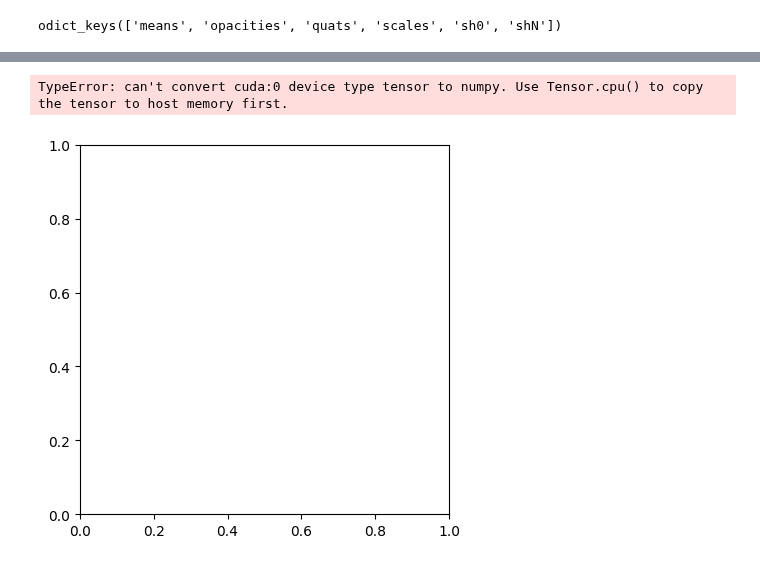
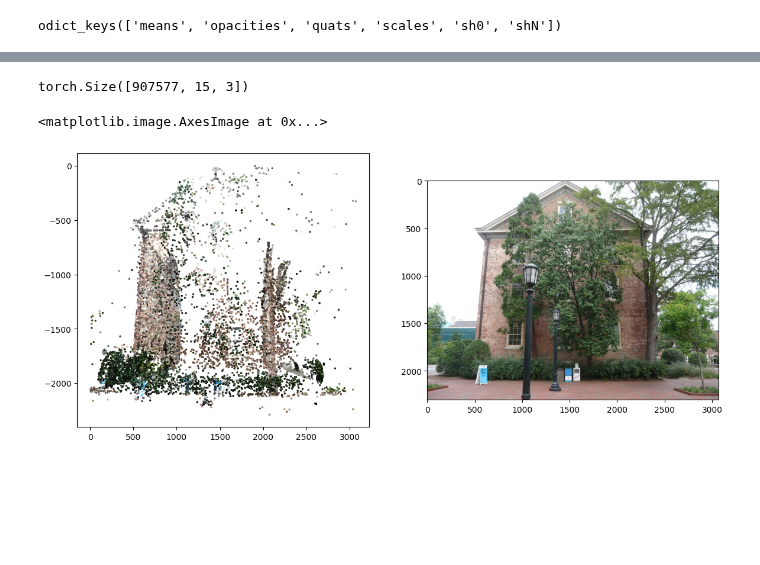
Before and after one commit to farqlia/urban-3d-reconstruction, a Jupyter notebook: notebooks/GSplat.ipynb, the cells around one changed output, grey strips where cells are left out. Drawn from its saved outputs; the diff is of its cells as text; code cells hidden in the pictures; blank space fills up the shorter version.

```diff
--- a/notebooks/GSplat.ipynb
+++ b/notebooks/GSplat.ipynb
@@ -99,7 +109,45 @@ KeyboardInterrupt:
-# %%
-from matplotlib import pyplot as plt
-
-plt.imshow(colors.cpu().detach().numpy())
-# %% [output]
-TypeError: can't convert cuda:0 device type tensor to numpy. Use Tensor.cpu() to copy the tensor to host memory first.
-[figure, removed]
+# %%
+g_model['splats']['shN'].shape
+# %% [output]
+torch.Size([907577, 15, 3])
+# %%
+from matplotlib import image as mpimg
+from pathlib import Path
+from src.geometry.point_transformation import *
+
+scene_folder = Path('../data/south-building')
+images_folder = scene_folder / 'images'
+database_path = scene_folder / 'database.db'
+output_path = scene_folder / 'undistorted_images'
+
+reconstruction = pycolmap.Reconstruction(output_path / 'sparse')
+
+img_id = 10
+img = reconstruction.images[img_id]
+cam_id = 1
+
+extrinsic_matrix = get_extrinsic_params(img.cam_from_world)
+f, cx, cy = reconstruction.cameras[cam_id].params
+width, height = reconstruction.cameras[cam_id].width, reconstruction.cameras[cam_id].height
+znear, zfar = 1, 5
+intrinsic_matrix = get_intrinsic_opengl_params(f, f, height, width, zfar=zfar, znear=znear)
+
+colors = np.array([p.color for p in reconstruction.points3D.values()]) / 255.0
+homogeneous_points = convert_to_homogenous(get_points_xyz(reconstruction))
+camera_coordinates = homogeneous_points @ extrinsic_matrix.T
+clip_coordinates = camera_coordinates @ intrinsic_matrix.T
+point_ids = cull_coordinates_ids(clip_coordinates, camera_coordinates, zfar=zfar, znear=znear)
+
+ndc_coordinates = to_ndc_coordinates(clip_coordinates[point_ids])
+c = colors[point_ids]
+
+screen_coordinates = to_screen_coordinates(ndc_coordinates, width, height, zfar, znear)
+image = mpimg.imread(images_folder / f'{img.name}')
+plt.figure(figsize=(14, 6))
+plt.subplot(1, 2, 1)
+plt.scatter(screen_coordinates[:, 0], -screen_coordinates[:, 1], s=2, c=c)
+plt.subplot(1, 2, 2)
+plt.imshow(image)
+# %% [output]
+<matplotlib.image.AxesImage at 0x...>
+[figure, added]
```
Also changed, not shown: parts of 16 cells of this notebook, 2 other files.
